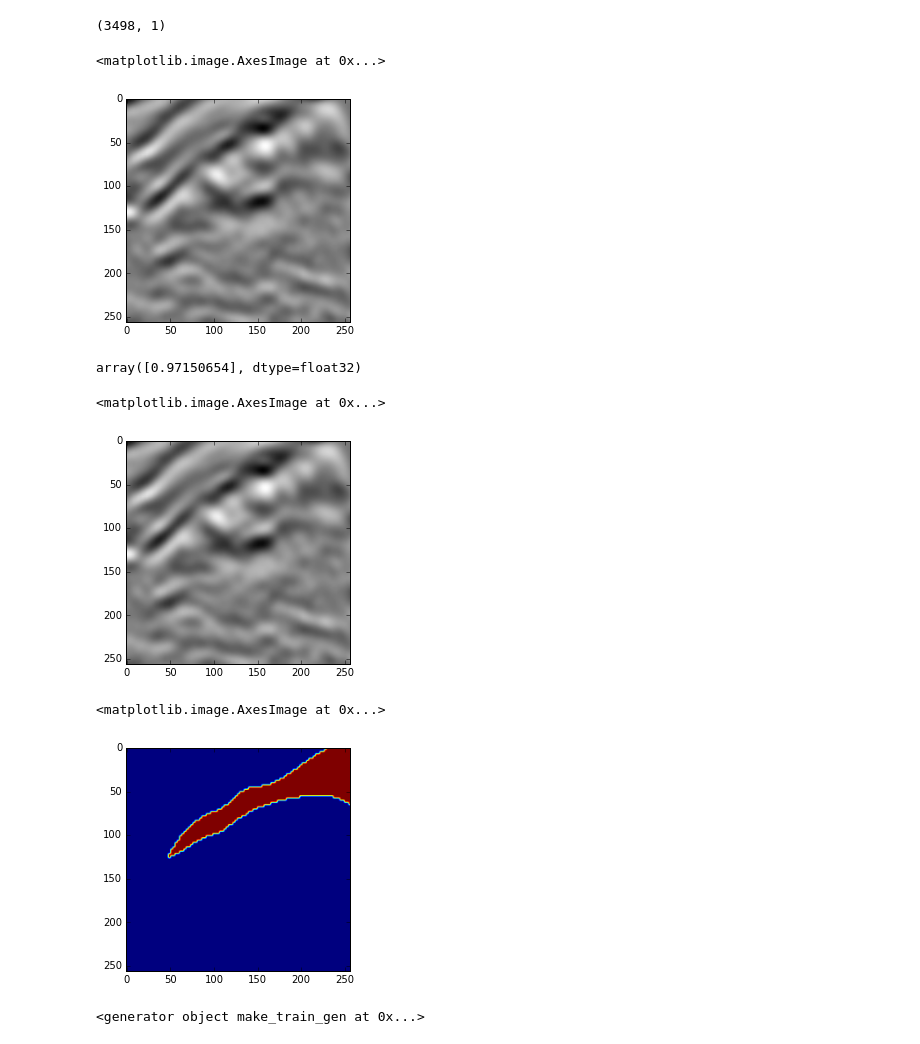
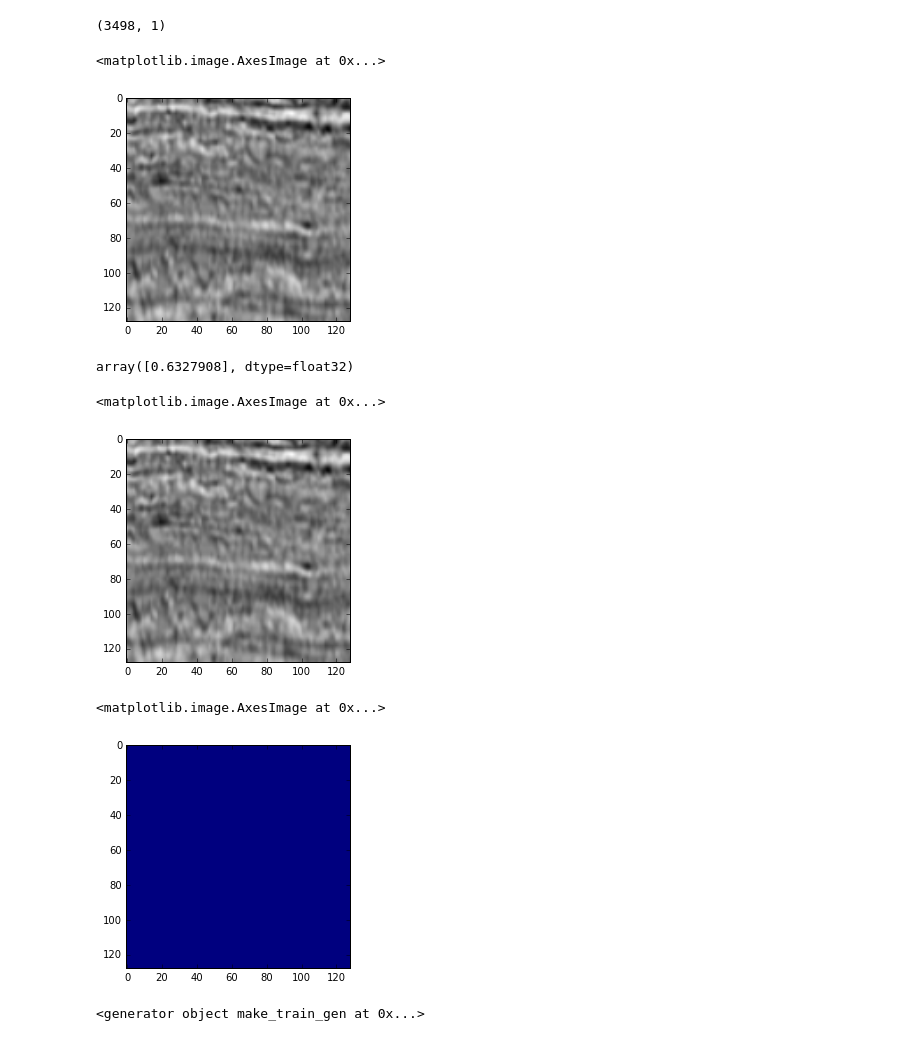
Before and after one commit to yusuke0324/tgs-salt-identification, a Jupyter notebook: EDA_unet_train.ipynb, the cells around one changed output. Drawn from its saved outputs; the diff is of its cells as text; code cells hidden in the pictures.

```diff
--- a/EDA_unet_train.ipynb
+++ b/EDA_unet_train.ipynb
@@ -55,8 +54,8 @@ resize(tes, (101, 101, 1)).shape
 # %% [output]
 (101, 101, 1)
 # %%
-# X, X_feat, Y = train_util.get_data(size=(128, 128, 3))
-X, X_feat, Y, Y_no_salt = train_util.get_data(size=(256, 256, 3))
+X, X_feat, Y, Y_no_salt, Y_salt_cls = train_util.get_data(size=(128, 128, 3))
+# X, X_feat, Y, Y_no_salt = train_util.get_data(size=(256, 256, 3))
 # %%
 print(X.shape)
 print(X_feat.shape)
@@ -117,7 +118,7 @@ def make_train_gen(x_train, x_feat_train, y_train, batch_size=16, seed = None):
 #                                  'width_shift_range': 0.2,
 #                                  'height_shift_range': 0.2,
                                  'horizontal_flip': True,
-                                 'vertical_flip': True
+                                 'vertical_flip': False
     }
     # apply same args for generator
     image_datagen = ImageDataGenerator(**data_gen_args)
@@ -147,27 +148,27 @@ train_gen = make_train_gen(x_train, x_feat_train, y_train, batch_size=32, seed=1
 val_gen = ([x_test, x_feat_test], y_test)
 # %%
 # it looks like train_gen generate ((train_image, feature), mask) * batch
-tgt = 15
+tgt = 14
 
 batch = train_gen.__next__()
 plt.imshow(batch[0][0][tgt])
 # %% [output]
 <matplotlib.image.AxesImage at 0x...>
-[figure, old version]
+[figure, new version]
 # %%
 batch[0][1][tgt]
 # %% [output]
-array([0.97150654], dtype=float32)
+array([0.6327908], dtype=float32)
 # %%
 plt.imshow(batch[0][0][tgt])
 # %% [output]
 <matplotlib.image.AxesImage at 0x...>
-[figure, old version]
+[figure, new version]
 # %%
 plt.imshow(np.squeeze(batch[1][tgt]))
 # %% [output]
 <matplotlib.image.AxesImage at 0x...>
-[figure, old version]
+[figure, new version]
 # %%
 train_gen
 # %% [output]
```
Also changed, not shown: parts of 9 cells of this notebook, 6 other files.
